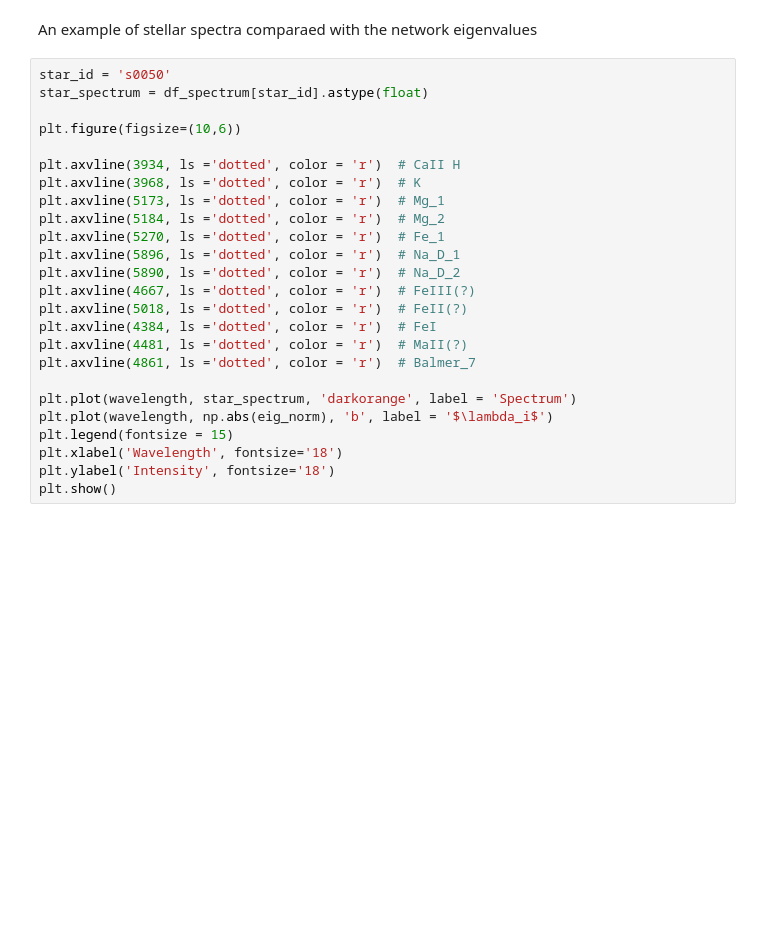
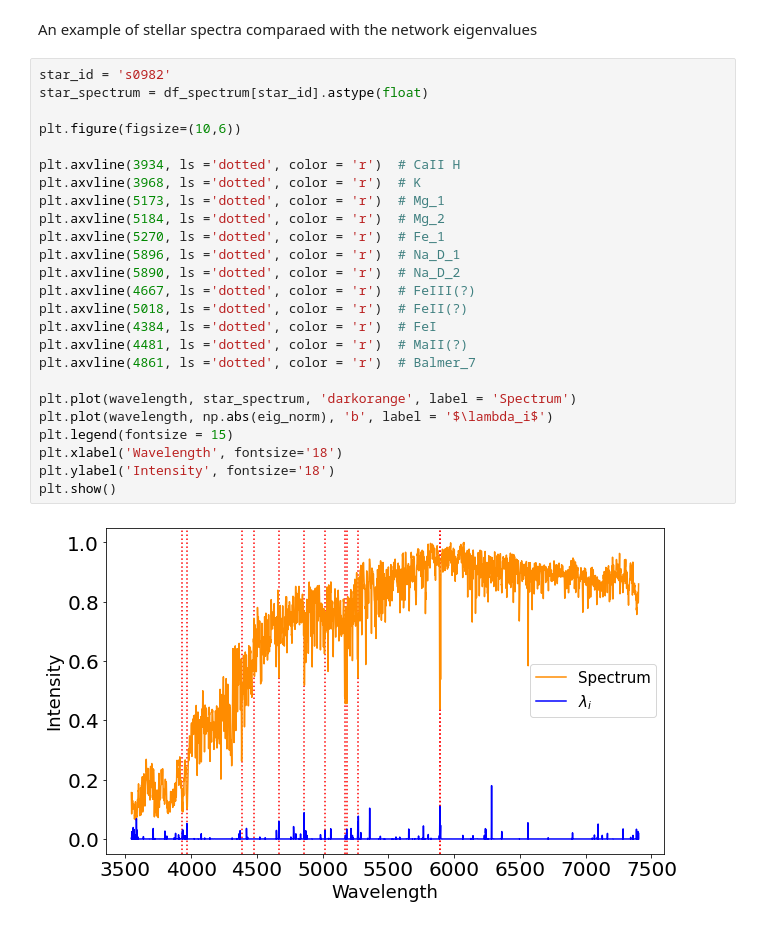
Before and after one commit to Lorenzochicchi/SpectralNNs_for_Input_Relevance, a Jupyter notebook: Stellar_spectra_training.ipynb, the cells around one changed output. Cells and saved outputs as stored; diff of their text form; blank space fills up the shorter version.

```diff
--- a/Stellar_spectra_training.ipynb
+++ b/Stellar_spectra_training.ipynb
@@ -178,27 +204,29 @@ plt.show()
 # %% [markdown]
 An example of stellar spectra comparaed with the network eigenvalues
 # %%
-star_id = 's0050'
+star_id = 's0982'
 star_spectrum = df_spectrum[star_id].astype(float)
 
 plt.figure(figsize=(10,6))
 
 plt.axvline(3934, ls ='dotted', color = 'r')  # CaII H
 plt.axvline(3968, ls ='dotted', color = 'r')  # K
 plt.axvline(5173, ls ='dotted', color = 'r')  # Mg_1
 plt.axvline(5184, ls ='dotted', color = 'r')  # Mg_2
 plt.axvline(5270, ls ='dotted', color = 'r')  # Fe_1
 plt.axvline(5896, ls ='dotted', color = 'r')  # Na_D_1
 plt.axvline(5890, ls ='dotted', color = 'r')  # Na_D_2
 plt.axvline(4667, ls ='dotted', color = 'r')  # FeIII(?)
 plt.axvline(5018, ls ='dotted', color = 'r')  # FeII(?)
 plt.axvline(4384, ls ='dotted', color = 'r')  # FeI
 plt.axvline(4481, ls ='dotted', color = 'r')  # MaII(?)
 plt.axvline(4861, ls ='dotted', color = 'r')  # Balmer_7
 
 plt.plot(wavelength, star_spectrum, 'darkorange', label = 'Spectrum')
 plt.plot(wavelength, np.abs(eig_norm), 'b', label = '$\lambda_i$')
 plt.legend(fontsize = 15)
 plt.xlabel('Wavelength', fontsize='18')
 plt.ylabel('Intensity', fontsize='18')
 plt.show()
+# %% [output]
+[figure, added]
```
Also changed, not shown: parts of 8 cells of this notebook.
